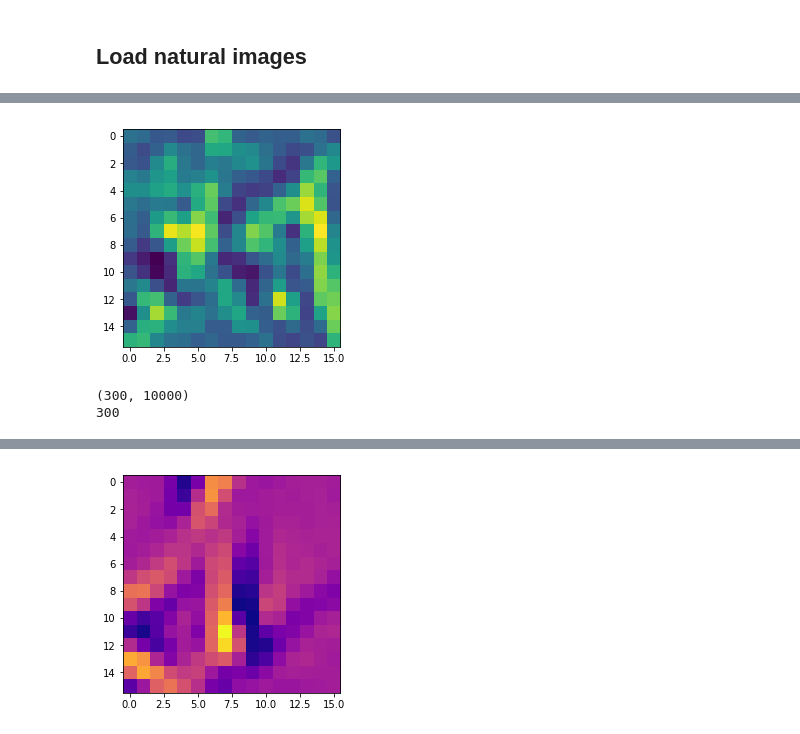
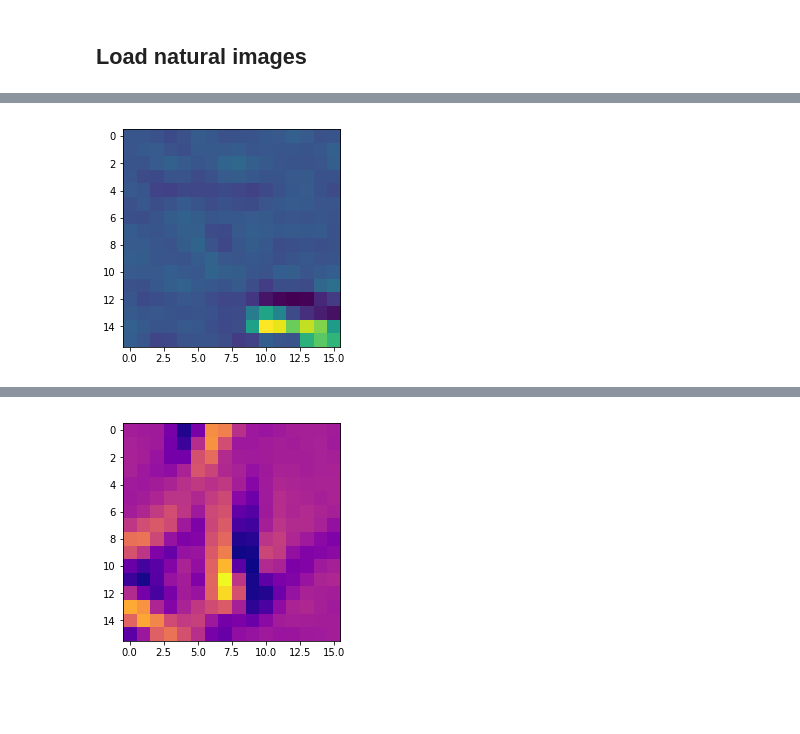
Before and after one commit to ncinko/RW, a Jupyter notebook: Plotting bases.ipynb, the cells around one changed output, grey strips where cells are left out. Saved outputs shown, nothing was run; the diff lists cells and outputs as text; code cells hidden in the pictures; blank space fills up the shorter version.

```diff
--- a/Plotting bases.ipynb
+++ b/Plotting bases.ipynb
@@ -22,11 +25,9 @@ pixels = 16
 fig, axes = plt.subplots(nrows=10, ncols=10, sharex=True, sharey=True, figsize = (12,12), facecolor = 'white')
 axes = axes.ravel()
 
-j = 0
 for i in range(100):
     axes[i].imshow(np.reshape(bases[:,i], (pixels, pixels)), cmap = 'plasma')
     axes[i].axis('off')
-    j += 1
 
 plt.tight_layout(h_pad = 1, w_pad = 1)
 plt.show()
@@ -80,2 +108,0 @@ def add_noise(image, sigma = 1e-2):
-# %%
-I = sample_images(1, IMAGES)
@@ -101,30 +141,6 @@ image_numbers = []
-# %%
-imi = np.ceil(num_images * random.uniform(0, 1))
-batch_size = 10000
-border = 4
-patch_dim = 256
-sz = 16
-I = np.zeros((patch_dim,batch_size))
-
-for i in range(batch_size):
-    r = border + np.ceil((imsize-sz-2*border) * random.uniform(0, 1))
-    c = border + np.ceil((imsize-sz-2*border) * random.uniform(0, 1))
-    image = IMAGES[int(r):int(r+sz), int(c):int(c+sz), int(imi-1)]
-    #plt.imshow(image)
-    #plt.show()
-    I[:,i] = np.reshape(image, patch_dim) #order = 1?
 # %%
-plt.imshow(np.reshape(I[:,6203], (pixels, pixels)))
+plt.imshow(np.reshape(I[:,835], (pixels, pixels)))
 #plt.imshow(np.reshape(add_noise(I[:,1894], 0.1), (pixels,pixels)))
 plt.show()
 # %% [output]
-[figure, old version]
+[figure, new version]
-# %%
-lambdav = 0.1
-
-ahat = fista.fista(I, bases, lambdav, max_iterations=50)
-print(ahat.shape)
-print(bases.shape[1])
-# %% [output]
-(300, 10000)
-300
```
Also changed, not shown: parts of 29 cells of this notebook.
